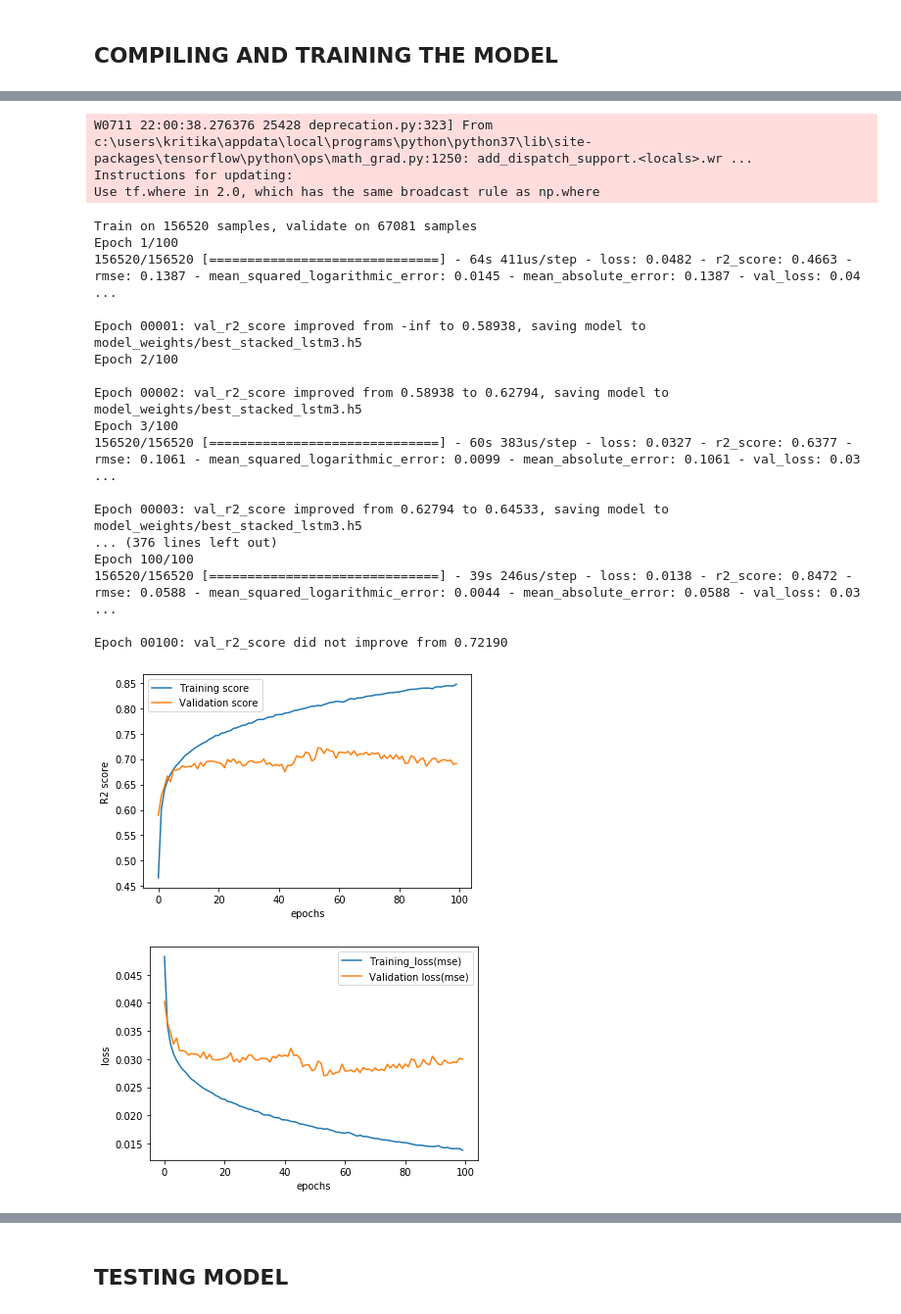
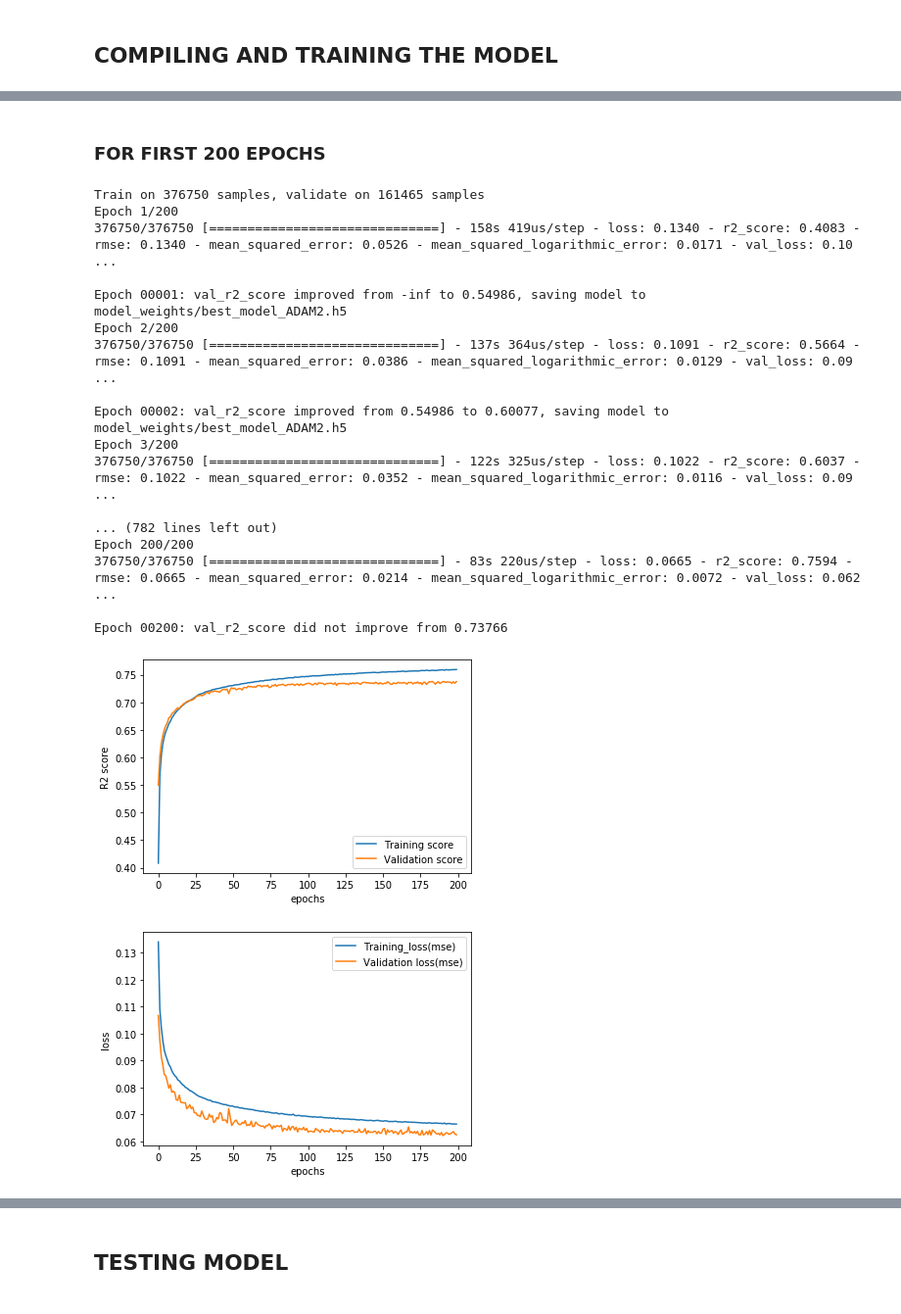
Before and after one commit to kritika2611/TWITTER-SENTIMENT-ANALYSIS-OF-COVID-19, a Jupyter notebook: SENTIMENT ANALYSIS.ipynb, the cells around one changed output, grey strips where cells are left out. Shown at 98% size. Saved outputs shown, nothing was run; the diff lists cells and outputs as text; code cells hidden in the pictures.

Commit message:
training for 6.7lakh tweets

```diff
--- a/SENTIMENT ANALYSIS.ipynb
+++ b/SENTIMENT ANALYSIS.ipynb
@@ -329,2 +413,2 @@ def rmse(y_true, y_pred):
 # %%
-model.compile(loss='mse',optimizer='adam',metrics=[r2_score,rmse,'msle','mae'])
+model.compile(loss='mae',optimizer='adam',metrics=[r2_score,rmse,'mse','msle'])
@@ -335,31 +415,30 @@ W0711 22:00:14.929915 25428 deprecation_wrapper.py:119] From c:\users\kritika\ap
 # %%
-check_point=ModelCheckpoint('model_weights/best_stacked_lstm3.h5',
+check_point1=ModelCheckpoint('model_weights/best_model_ADAM2.h5',
     monitor='val_r2_score',
     verbose=True,
     save_best_only=True,
     mode='max',
     period=1,
 )
+# %% [markdown]
+### FOR FIRST 200 EPOCHS
 # %%
-hist=model.fit(X_train,Y_train,epochs=100,batch_size=512,shuffle=True,validation_split=0.3,callbacks=[check_point])
+hist1=model.fit(X_train,Y_train,epochs=200,batch_size=512,shuffle=True,validation_split=0.3,callbacks=[check_point1])
 # %% [output]
-W0711 22:00:38.276376 25428 deprecation.py:323] From c:\users\kritika\appdata\local\programs\python\python37\lib\site-packages\tensorflow\python\ops\math_grad.py:1250: add_dispatch_support.<locals>.wr ...
-Instructions for updating:
-Use tf.where in 2.0, which has the same broadcast rule as np.where
+Train on 376750 samples, validate on 161465 samples
+Epoch 1/200
+376750/376750 [==============================] - 158s 419us/step - loss: 0.1340 - r2_score: 0.4083 - rmse: 0.1340 - mean_squared_error: 0.0526 - mean_squared_logarithmic_error: 0.0171 - val_loss: 0.10 ...
+
+Epoch 00001: val_r2_score improved from -inf to 0.54986, saving model to model_weights/best_model_ADAM2.h5
+Epoch 2/200
+376750/376750 [==============================] - 137s 364us/step - loss: 0.1091 - r2_score: 0.5664 - rmse: 0.1091 - mean_squared_error: 0.0386 - mean_squared_logarithmic_error: 0.0129 - val_loss: 0.09 ...
+
+Epoch 00002: val_r2_score improved from 0.54986 to 0.60077, saving model to model_weights/best_model_ADAM2.h5
+Epoch 3/200
+376750/376750 [==============================] - 122s 325us/step - loss: 0.1022 - r2_score: 0.6037 - rmse: 0.1022 - mean_squared_error: 0.0352 - mean_squared_logarithmic_error: 0.0116 - val_loss: 0.09 ...
+
+... (782 lines left out)
+Epoch 200/200
+376750/376750 [==============================] - 83s 220us/step - loss: 0.0665 - r2_score: 0.7594 - rmse: 0.0665 - mean_squared_error: 0.0214 - mean_squared_logarithmic_error: 0.0072 - val_loss: 0.062 ...
+
+Epoch 00200: val_r2_score did not improve from 0.73766
-Train on 156520 samples, validate on 67081 samples
-Epoch 1/100
-156520/156520 [==============================] - 64s 411us/step - loss: 0.0482 - r2_score: 0.4663 - rmse: 0.1387 - mean_squared_logarithmic_error: 0.0145 - mean_absolute_error: 0.1387 - val_loss: 0.04 ...
-
-Epoch 00001: val_r2_score improved from -inf to 0.58938, saving model to model_weights/best_stacked_lstm3.h5
-Epoch 2/100
-
-Epoch 00002: val_r2_score improved from 0.58938 to 0.62794, saving model to model_weights/best_stacked_lstm3.h5
-Epoch 3/100
-156520/156520 [==============================] - 60s 383us/step - loss: 0.0327 - r2_score: 0.6377 - rmse: 0.1061 - mean_squared_logarithmic_error: 0.0099 - mean_absolute_error: 0.1061 - val_loss: 0.03 ...
-
-Epoch 00003: val_r2_score improved from 0.62794 to 0.64533, saving model to model_weights/best_stacked_lstm3.h5
-... (376 lines left out)
-Epoch 100/100
-156520/156520 [==============================] - 39s 246us/step - loss: 0.0138 - r2_score: 0.8472 - rmse: 0.0588 - mean_squared_logarithmic_error: 0.0044 - mean_absolute_error: 0.0588 - val_loss: 0.03 ...
-
-Epoch 00100: val_r2_score did not improve from 0.72190
@@ -368,21 +447,23 @@ data=hist.history
+# %%
+data_=hist1.history
 # %%
 # R2 score
-plt.plot(data['r2_score'],label='Training score')
-plt.plot(data['val_r2_score'],label='Validation score')
+plt.plot(data_['r2_score'],label='Training score')
+plt.plot(data_['val_r2_score'],label='Validation score')
 plt.xlabel('epochs')
 plt.ylabel('R2 score')
 plt.legend()
 plt.show()
 # %% [output]
-[figure, old version]
+[figure, new version]
 # %%
-#mean square error
-plt.plot(data['loss'],label='Training_loss(mse)')
-plt.plot(data['val_loss'],label='Validation loss(mse)')
+#mean absolute error
+plt.plot(data_['loss'],label='Training_loss(mse)')
+plt.plot(data_['val_loss'],label='Validation loss(mse)')
 plt.xlabel('epochs')
 plt.ylabel('loss')
 plt.legend()
 plt.show()
 # %% [output]
-[figure, old version]
+[figure, new version]
 # %%
```
Also changed, not shown: parts of 52 cells of this notebook, 12 other files.
